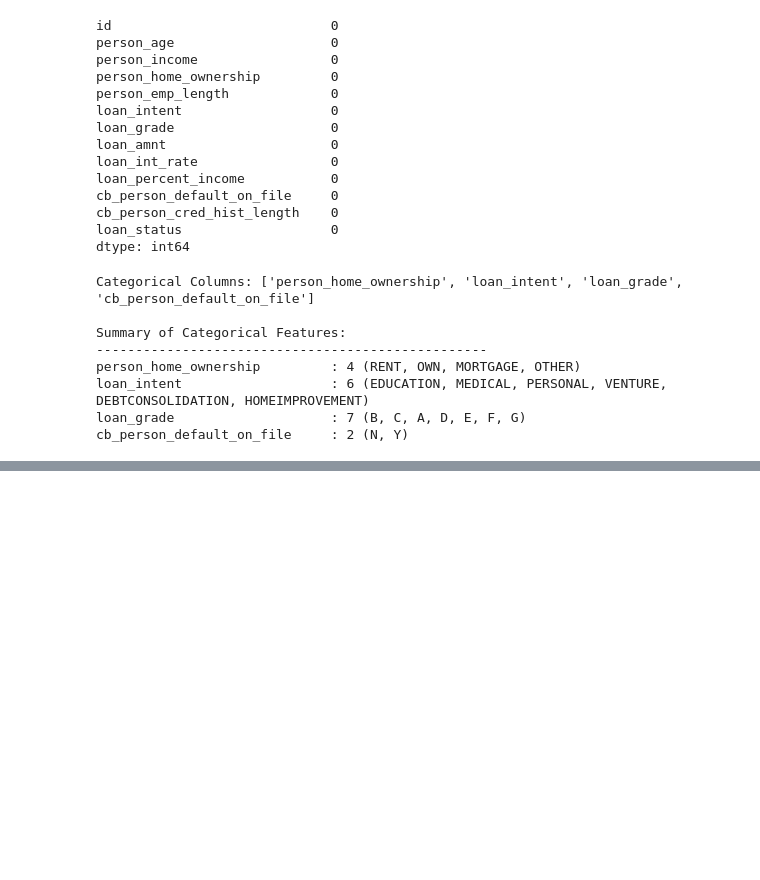
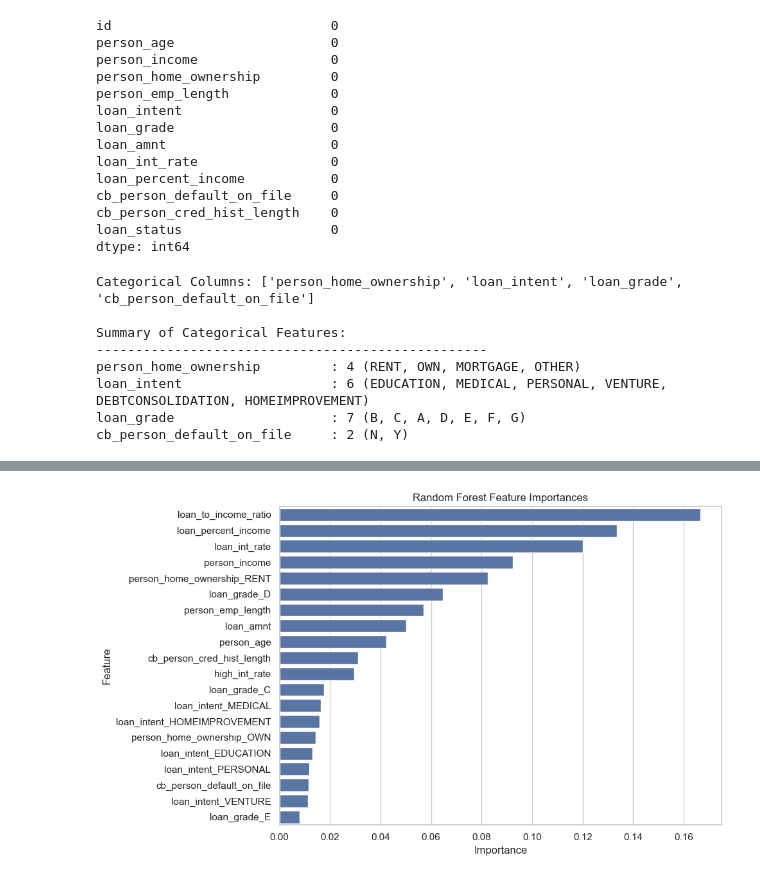
Before and after one commit to ndangi168/Loan-Approval-Predication, a Jupyter notebook: loanApprovalPrediction.ipynb, the cells around one changed output, grey strips where cells are left out. Drawn from its saved outputs; the diff is of its cells as text; code cells hidden in the pictures; blank space fills up the shorter version.

Commit message:
predict

```diff
--- a/loanApprovalPrediction.ipynb
+++ b/loanApprovalPrediction.ipynb
@@ -322,0 +315,23 @@ ModuleNotFoundError: No module named 'xgboost'
+# %%
+
+X = df_train_fe.drop(['id', 'loan_status'], axis=1)
+y = df_train_fe['loan_status']
+# %%
+from sklearn.model_selection import train_test_split
+
+X_train, X_val, y_train, y_val = train_test_split(
+    X, y, test_size=0.2, random_state=42, stratify=y
+)
+# %%
+from sklearn.ensemble import RandomForestClassifier
+from sklearn.metrics import classification_report, confusion_matrix, roc_auc_score
+
+rf = RandomForestClassifier(random_state=42)
+rf.fit(X_train, y_train)
+
+y_pred = rf.predict(X_val)
+y_proba = rf.predict_proba(X_val)[:, 1]  # for ROC AUC
+
+print("Confusion Matrix:\n", confusion_matrix(y_val, y_pred))
+print("\nClassification Report:\n", classification_report(y_val, y_pred))
+print("\nROC AUC Score:", roc_auc_score(y_val, y_proba))
@@ -322,0 +355,18 @@ ModuleNotFoundError: No module named 'xgboost'
+# %%
+importances = rf.feature_importances_
+features = X_train.columns
+
+feat_importance = pd.DataFrame({
+    'Feature': features,
+    'Importance': importances
+}).sort_values(by='Importance', ascending=False)
+
+plt.figure(figsize=(10, 6))
+sns.barplot(x='Importance', y='Feature', data=feat_importance.head(20), legend=False)
+plt.title('Random Forest Feature Importances')
+plt.xlabel('Importance')
+plt.ylabel('Feature')
+plt.tight_layout()
+plt.show()
+# %% [output]
+[figure, added]
```
Also changed, not shown: parts of 16 cells of this notebook.
